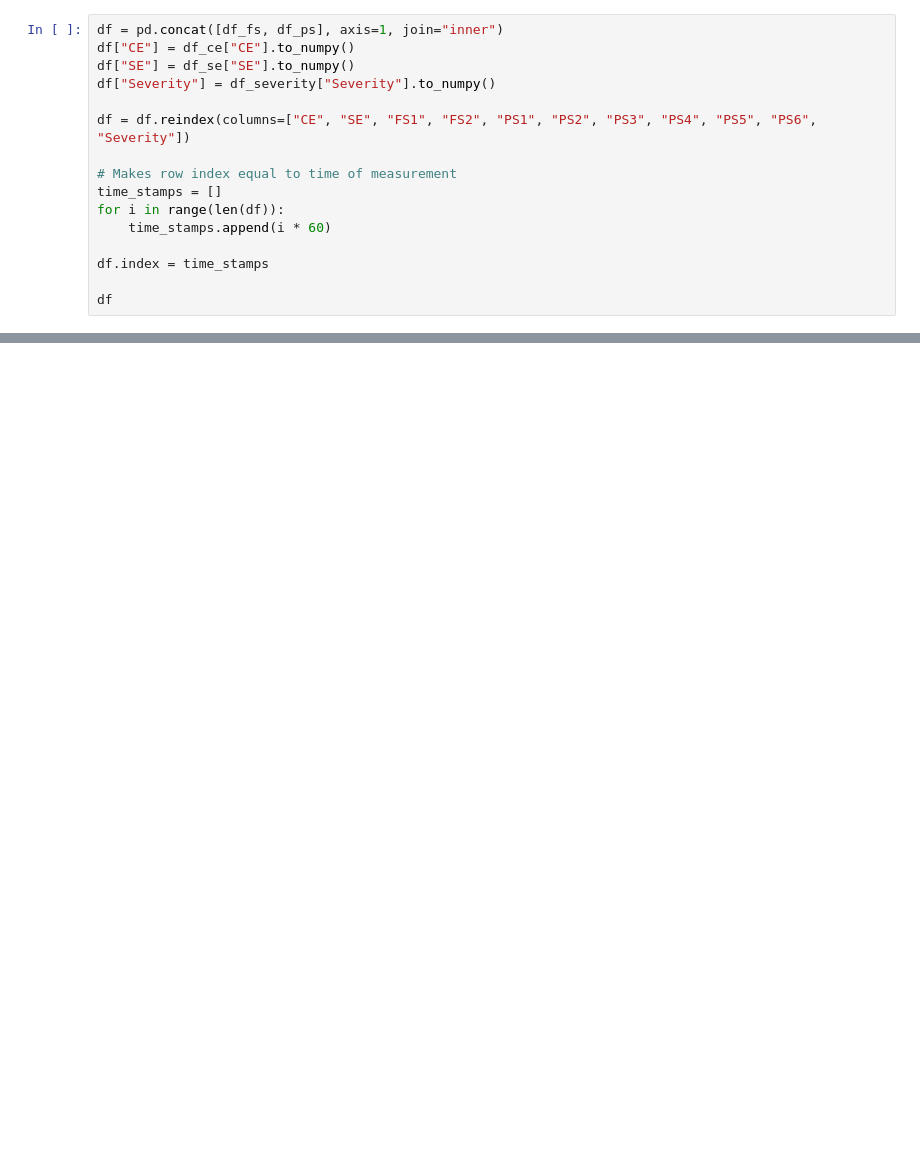
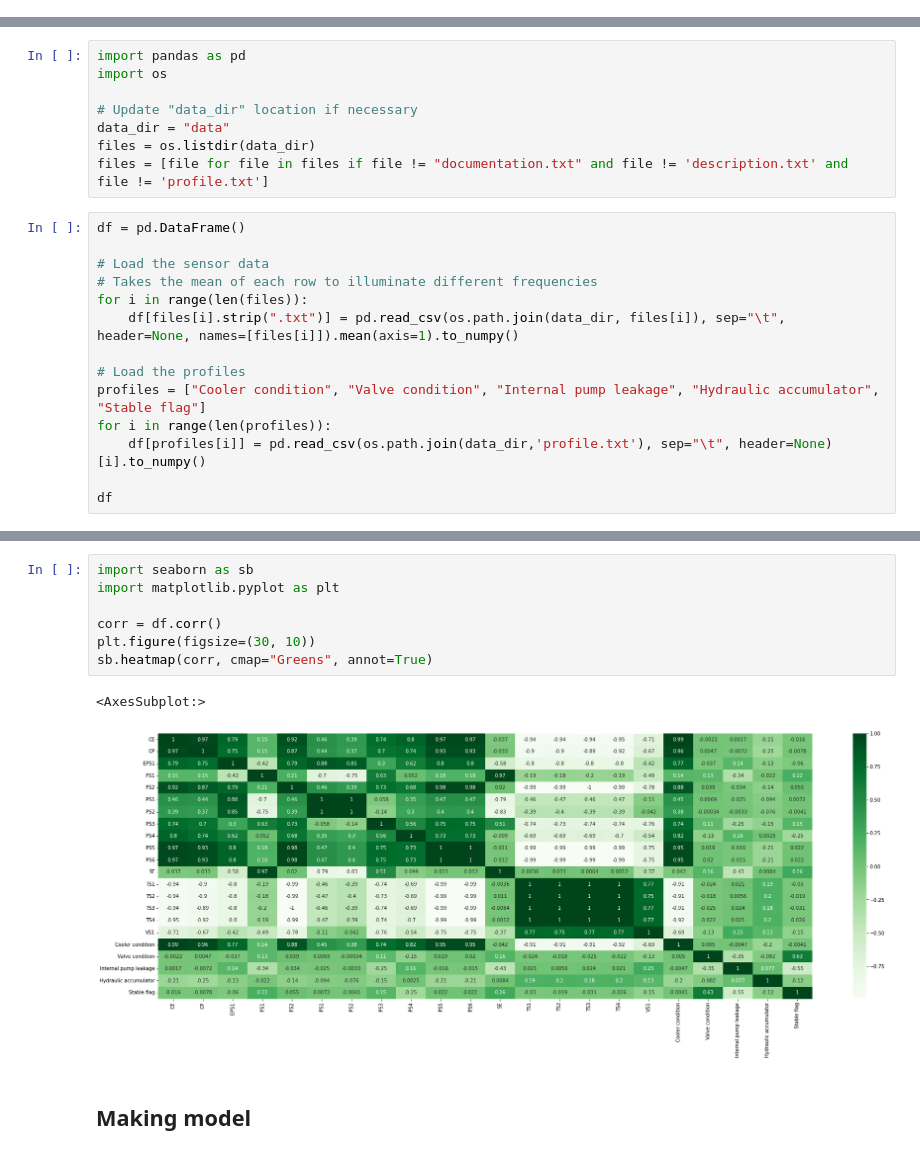
Before and after one commit to Predictive-maintenance-casus-2021/Predictive-Maintenance-supervised-learning, a Jupyter notebook: PredictiveMaintenanceMainNotebook.ipynb, the cells around one changed output, grey strips where cells are left out. Cells and saved outputs as stored; diff of their text form; blank space fills up the shorter version.

```diff
--- a/PredictiveMaintenanceMainNotebook.ipynb
+++ b/PredictiveMaintenanceMainNotebook.ipynb
@@ -44,16 +4,0 @@ df_ps["PS6"] = df_ps6["PS6"].to_numpy()
-# %%
-df = pd.concat([df_fs, df_ps], axis=1, join="inner")
-df["CE"] = df_ce["CE"].to_numpy()
-df["SE"] = df_se["SE"].to_numpy()
-df["Severity"] = df_severity["Severity"].to_numpy()
-
-df = df.reindex(columns=["CE", "SE", "FS1", "FS2", "PS1", "PS2", "PS3", "PS4", "PS5", "PS6", "Severity"])
-
-# Makes row index equal to time of measurement
-time_stamps = []
-for i in range(len(df)):
-    time_stamps.append(i * 60)
-
-df.index = time_stamps
-
-df
@@ -73,0 +9,22 @@ df
+# %%
+import pandas as pd
+import os
+
+# Update "data_dir" location if necessary
+data_dir = "data"
+files = os.listdir(data_dir)
+files = [file for file in files if file != "documentation.txt" and file != 'description.txt' and file != 'profile.txt']
+# %%
+df = pd.DataFrame()
+
+# Load the sensor data
+# Takes the mean of each row to illuminate different frequencies
+for i in range(len(files)):
+    df[files[i].strip(".txt")] = pd.read_csv(os.path.join(data_dir, files[i]), sep="\t", header=None, names=[files[i]]).mean(axis=1).to_numpy()
+
+# Load the profiles
+profiles = ["Cooler condition", "Valve condition", "Internal pump leakage", "Hydraulic accumulator", "Stable flag"]
+for i in range(len(profiles)):
+    df[profiles[i]] = pd.read_csv(os.path.join(data_dir,'profile.txt'), sep="\t", header=None)[i].to_numpy()
+
+df
@@ -73,0 +50,12 @@ df
+# %%
+import seaborn as sb
+import matplotlib.pyplot as plt
+
+corr = df.corr()
+plt.figure(figsize=(30, 10))
+sb.heatmap(corr, cmap="Greens", annot=True)
+# %% [output]
+<AxesSubplot:>
+[figure, added]
+# %% [markdown]
+## Making model
```
Also changed, not shown: parts of 7 cells of this notebook.
